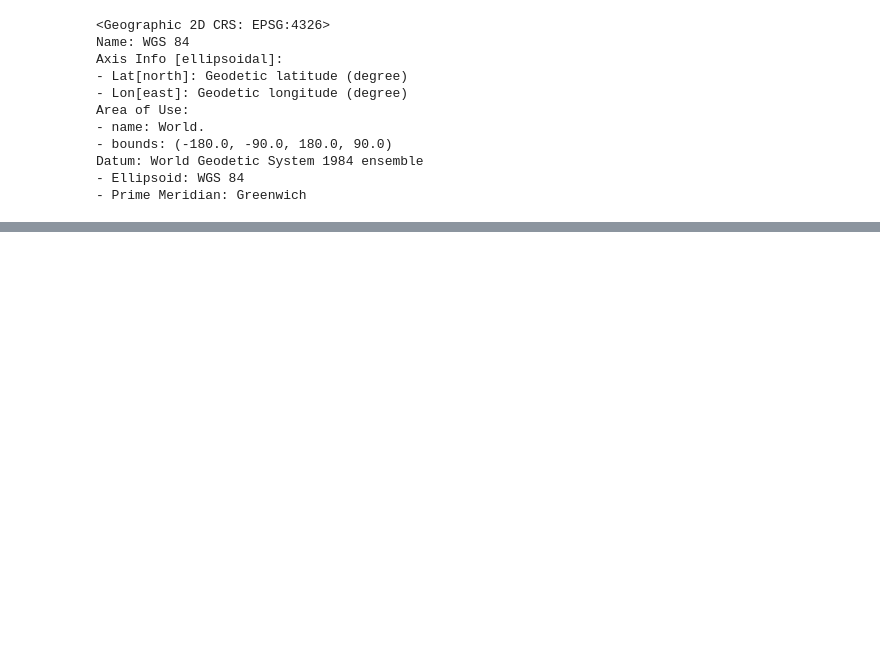
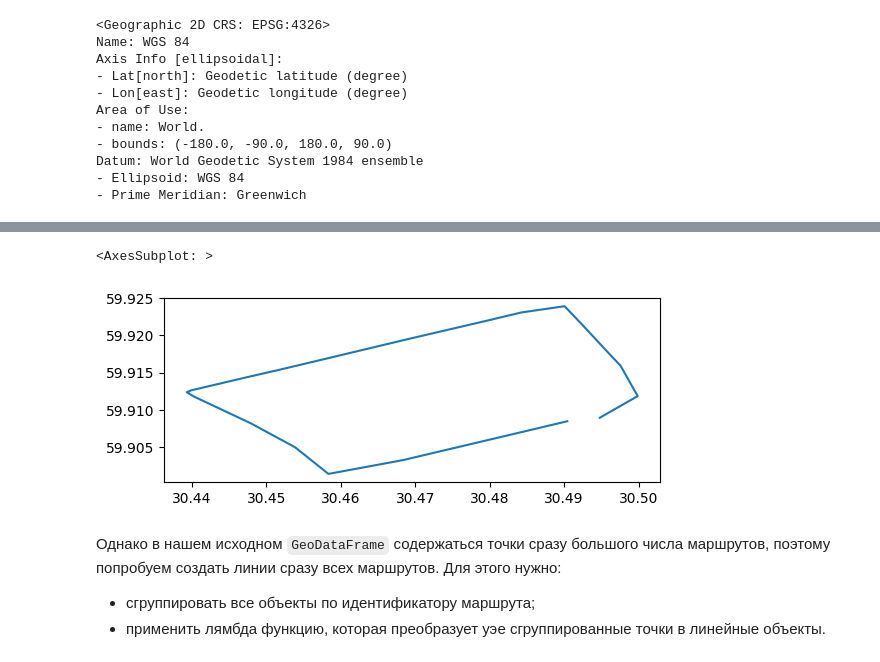
Before and after one commit to baltti/python-spatial, a Jupyter notebook: Основы работы с пространственными данными в python.ipynb, the cells around one changed output, grey strips where cells are left out. Cells and saved outputs as stored; diff of their text form; code cells hidden in the pictures; blank space fills up the shorter version.

```diff
--- a/Основы работы с пространственными данными в python.ipynb
+++ b/Основы работы с пространственными данными в python.ipynb
@@ -520,0 +782,10 @@ Datum: World Geodetic System 1984 ensemble
+# %%
+line1.plot()
+# %% [output]
+<AxesSubplot: >
+[figure, added]
+# %% [markdown]
+Однако в нашем исходном `GeoDataFrame` содержаться точки сразу большого числа маршрутов, поэтому попробуем создать линии сразу всех маршрутов.
+Для этого нужно:
+- сгруппировать все объекты по идентификатору маршрута;
+- применить лямбда функцию, которая преобразует уэе сгруппированные точки в линейные объекты.
```
Also changed, not shown: parts of 91 cells of this notebook, 4 other files.
